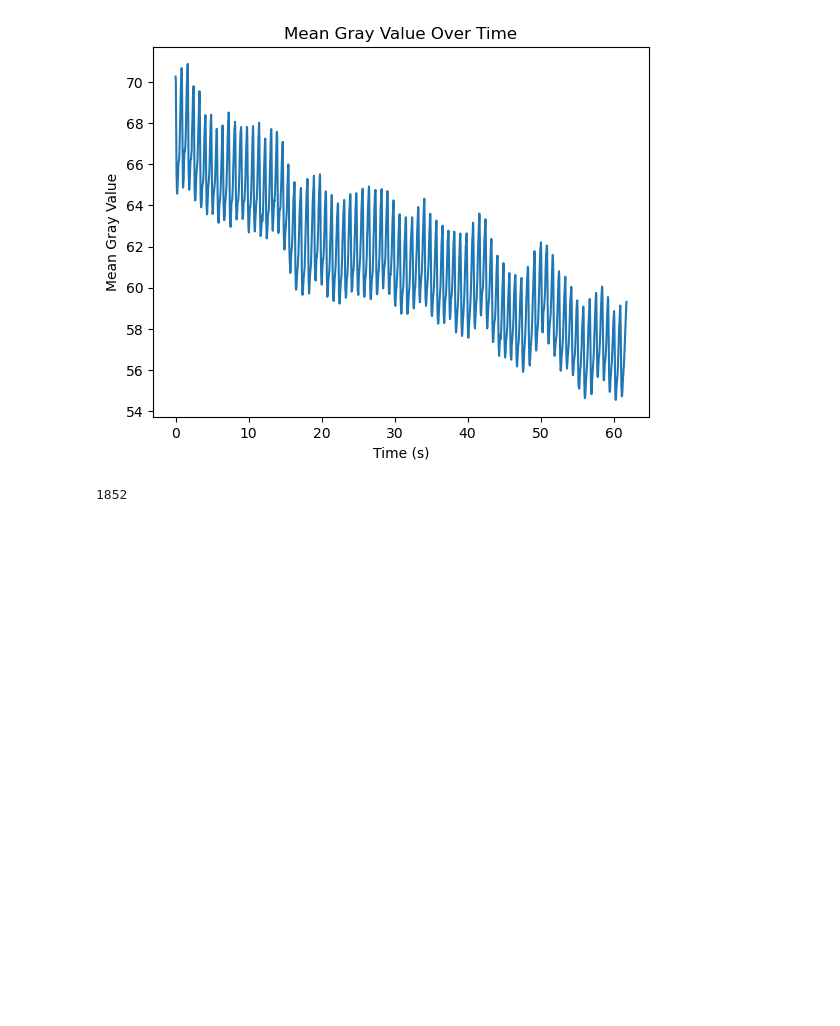
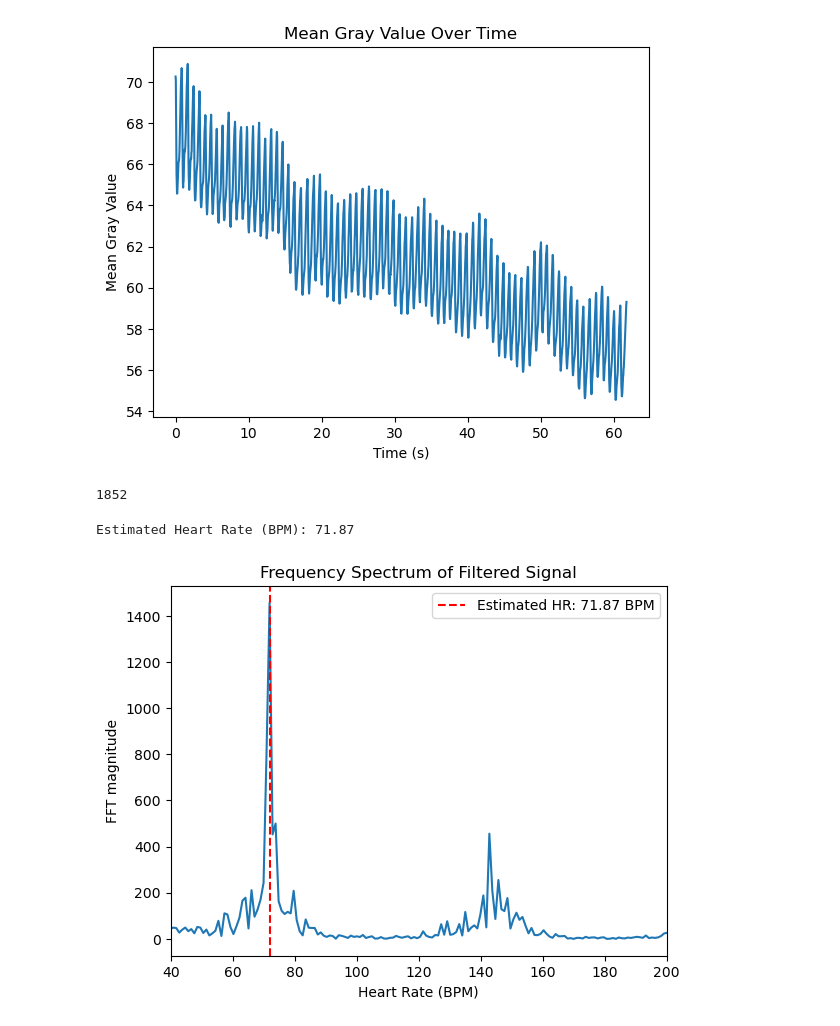
Before and after one commit to xqiyykx/MPHY0058-Group-Coursework, a Jupyter notebook: Problem2.ipynb, the cells around one changed output. Saved outputs shown, nothing was run; the diff lists cells and outputs as text; code cells hidden in the pictures; blank space fills up the shorter version.

Commit message:
Complete Problem2 heart rate calculation and add frequency spectrum and filtered signal  plots

```diff
--- a/Problem2.ipynb
+++ b/Problem2.ipynb
@@ -45,3 +47,36 @@ plt.show()
 print(len(mean_gray))
 # %% [output]
 1852
+# %%
+def estimate_hr(signal, fs, bpm_range=(40, 200), filter_order=3):
+    x = np.asarray(signal, dtype=float)
+    low_bpm, high_bpm = bpm_range
+    low_hz, high_hz = low_bpm / 60, high_bpm / 60
+
+    sos = butter(filter_order, [low_hz, high_hz], btype="bandpass", fs=fs, output="sos")
+    filtered = sosfiltfilt(sos, x)
+    freqs = np.fft.rfftfreq(len(filtered), d=1 / fs)
+    spectrum = np.abs(np.fft.rfft(filtered - np.mean(filtered)))
+    within_range = (freqs >= low_hz) & (freqs <= high_hz)
+
+    dominant_hz = freqs[within_range][np.argmax(spectrum[within_range])]
+
+    return {"bpm_fft": float(dominant_hz * 60),
+            "dominant_hz": float(dominant_hz),
+            "filtered": filtered, "freqs_hz": freqs, "spectrum": spectrum}
+# %%
+video_results = estimate_hr(mean_gray, fs=fps)
+print(f"Estimated Heart Rate (BPM): {video_results['bpm_fft']:.2f}")
+# %% [output]
+Estimated Heart Rate (BPM): 71.87
+# %%
+plt.plot(video_results["freqs_hz"]*60, video_results["spectrum"])
+plt.axvline(video_results["bpm_fft"], color='r', linestyle='--', label=f"Estimated HR: {video_results['bpm_fft']:.2f} BPM")
+plt.xlim(40, 200)
+plt.xlabel("Heart Rate (BPM)")
+plt.ylabel("FFT magnitude")
+plt.title("Frequency Spectrum of Filtered Signal")
+plt.legend()
+plt.show()
+# %% [output]
+[figure, added]
```
Also changed, not shown: parts of 2 cells of this notebook.
